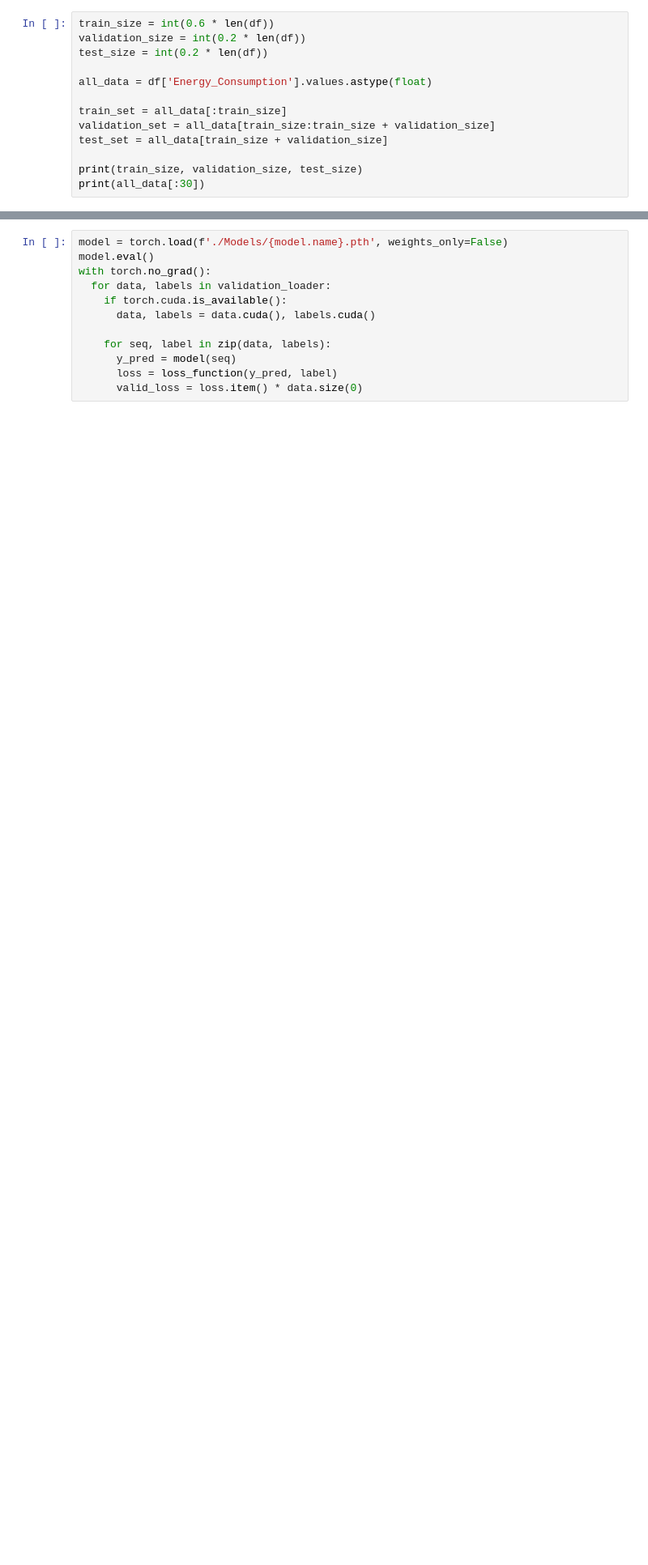
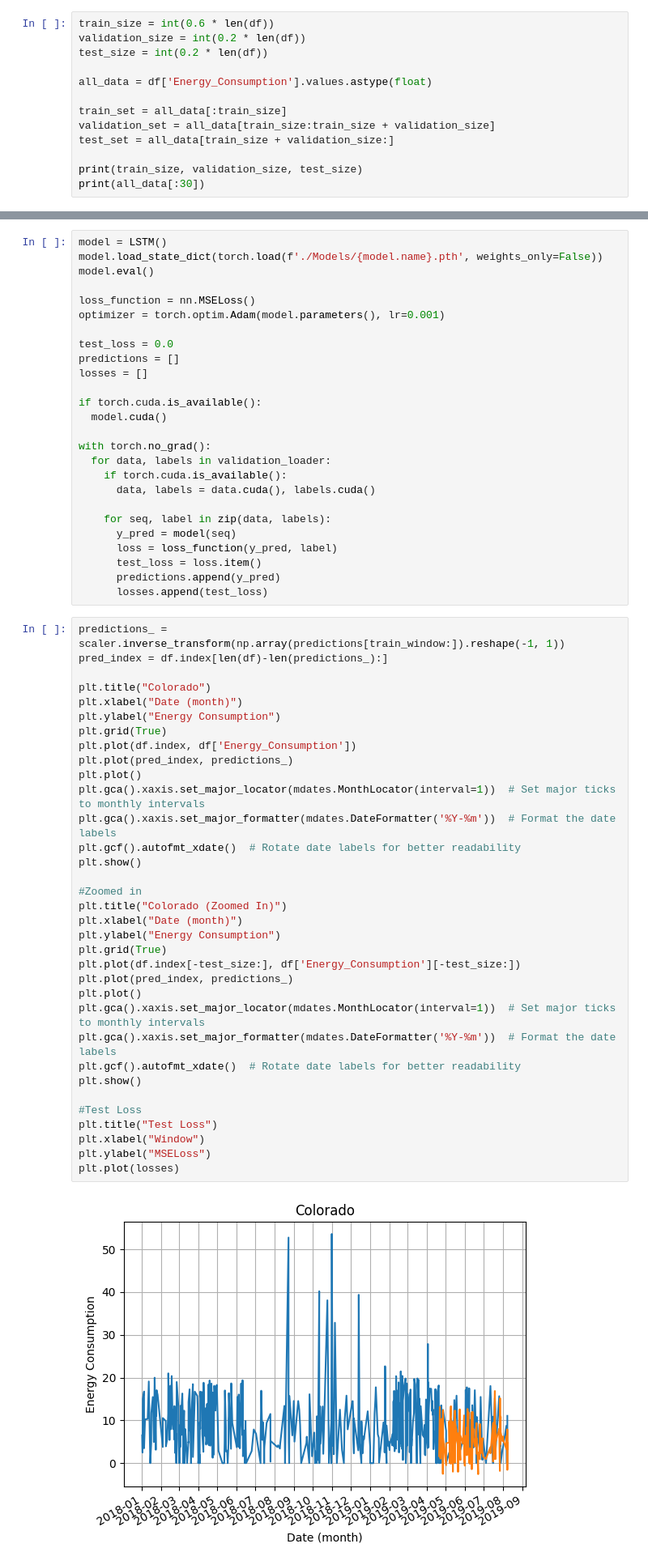
Before and after one commit to sebxGit/P10, a Jupyter notebook: baselines.ipynb, the cells around one changed output, grey strips where cells are left out. Shown at 81% size. Cells and saved outputs as stored; diff of their text form; blank space fills up the shorter version.

Commit message:
Added Test set prediction and plots for it and its loss

```diff
--- a/baselines.ipynb
+++ b/baselines.ipynb
@@ -51,7 +51,7 @@ all_data = df['Energy_Consumption'].values.astype(float)
 
 train_set = all_data[:train_size]
 validation_set = all_data[train_size:train_size + validation_size]
-test_set = all_data[train_size + validation_size]
+test_set = all_data[train_size + validation_size:]
 
 print(train_size, validation_size, test_size)
 print(all_data[:30])
@@ -174,8 +191,20 @@ Epoch 5  Training Loss: 27.92833896              Validation Loss: 20.83093760
 # %% [markdown]
 ## Testing model (in progress)
 # %%
-model = torch.load(f'./Models/{model.name}.pth', weights_only=False)
+model = LSTM()
+model.load_state_dict(torch.load(f'./Models/{model.name}.pth', weights_only=False))
 model.eval()
+
+loss_function = nn.MSELoss()
+optimizer = torch.optim.Adam(model.parameters(), lr=0.001)
+
+test_loss = 0.0
+predictions = []
+losses = []
+
+if torch.cuda.is_available():
+  model.cuda()
+
 with torch.no_grad():
   for data, labels in validation_loader:
     if torch.cuda.is_available():
@@ -184,4 +213,42 @@ with torch.no_grad():
     for seq, label in zip(data, labels):
       y_pred = model(seq)
       loss = loss_function(y_pred, label)
-      valid_loss = loss.item() * data.size(0)
+      test_loss = loss.item()
+      predictions.append(y_pred)
+      losses.append(test_loss)
+# %%
+predictions_ = scaler.inverse_transform(np.array(predictions[train_window:]).reshape(-1, 1))
+pred_index = df.index[len(df)-len(predictions_):]
+
+plt.title("Colorado")
+plt.xlabel("Date (month)")
+plt.ylabel("Energy Consumption")
+plt.grid(True)
+plt.plot(df.index, df['Energy_Consumption'])
+plt.plot(pred_index, predictions_)
+plt.plot()
+plt.gca().xaxis.set_major_locator(mdates.MonthLocator(interval=1))  # Set major ticks to monthly intervals
+plt.gca().xaxis.set_major_formatter(mdates.DateFormatter('%Y-%m'))  # Format the date labels
+plt.gcf().autofmt_xdate()  # Rotate date labels for better readability
+plt.show()
+
+#Zoomed in
+plt.title("Colorado (Zoomed In)")
+plt.xlabel("Date (month)")
+plt.ylabel("Energy Consumption")
+plt.grid(True)
+plt.plot(df.index[-test_size:], df['Energy_Consumption'][-test_size:])
+plt.plot(pred_index, predictions_)
+plt.plot()
+plt.gca().xaxis.set_major_locator(mdates.MonthLocator(interval=1))  # Set major ticks to monthly intervals
+plt.gca().xaxis.set_major_formatter(mdates.DateFormatter('%Y-%m'))  # Format the date labels
+plt.gcf().autofmt_xdate()  # Rotate date labels for better readability
+plt.show()
+
+#Test Loss
+plt.title("Test Loss")
+plt.xlabel("Window")
+plt.ylabel("MSELoss")
+plt.plot(losses)
+# %% [output]
+[figure, added]
```
Also changed, not shown: parts of 4 cells of this notebook, 2 other files.
